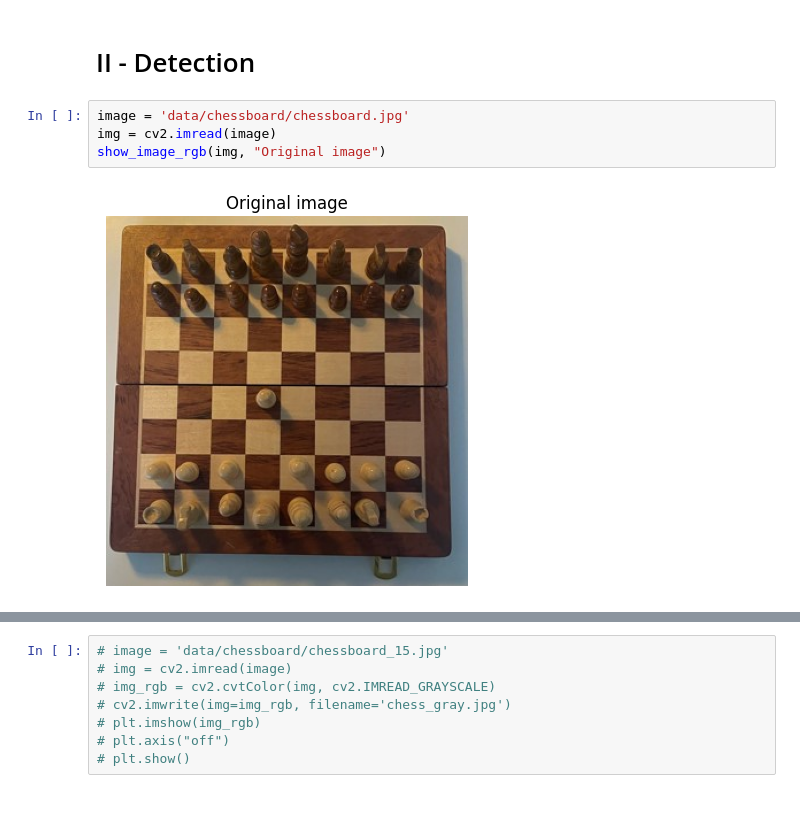
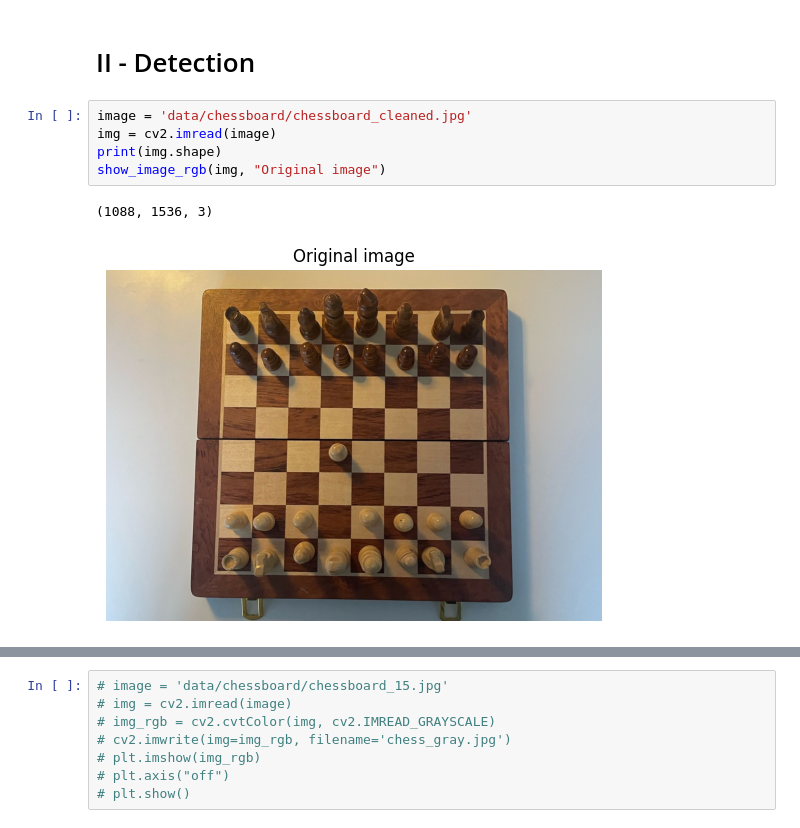
Before and after one commit to louislhotte/chess-computer-vision, a Jupyter notebook: app.ipynb, the cells around one changed output, grey strips where cells are left out. Drawn from its saved outputs; the diff is of its cells as text.

```diff
--- a/app.ipynb
+++ b/app.ipynb
@@ -281,10 +352,12 @@ def visualize_board(classified_labels):
 # %% [markdown]
 # II - Detection
 # %%
-image = 'data/chessboard/chessboard.jpg'
+image = 'data/chessboard/chessboard_cleaned.jpg'
 img = cv2.imread(image)
+print(img.shape)
 show_image_rgb(img, "Original image")
 # %% [output]
+(1088, 1536, 3)
-[figure, old version]
+[figure, new version]
 # %%
 corners = detect_corners(img)
```
Also changed, not shown: parts of 7 cells of this notebook, 22 other files.
